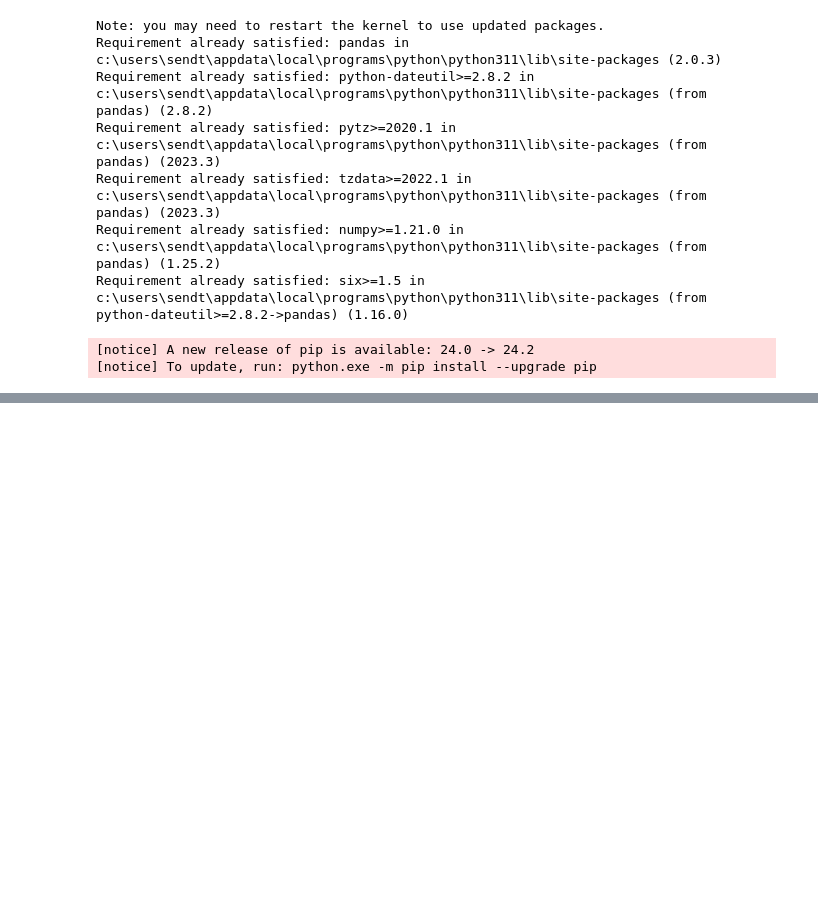
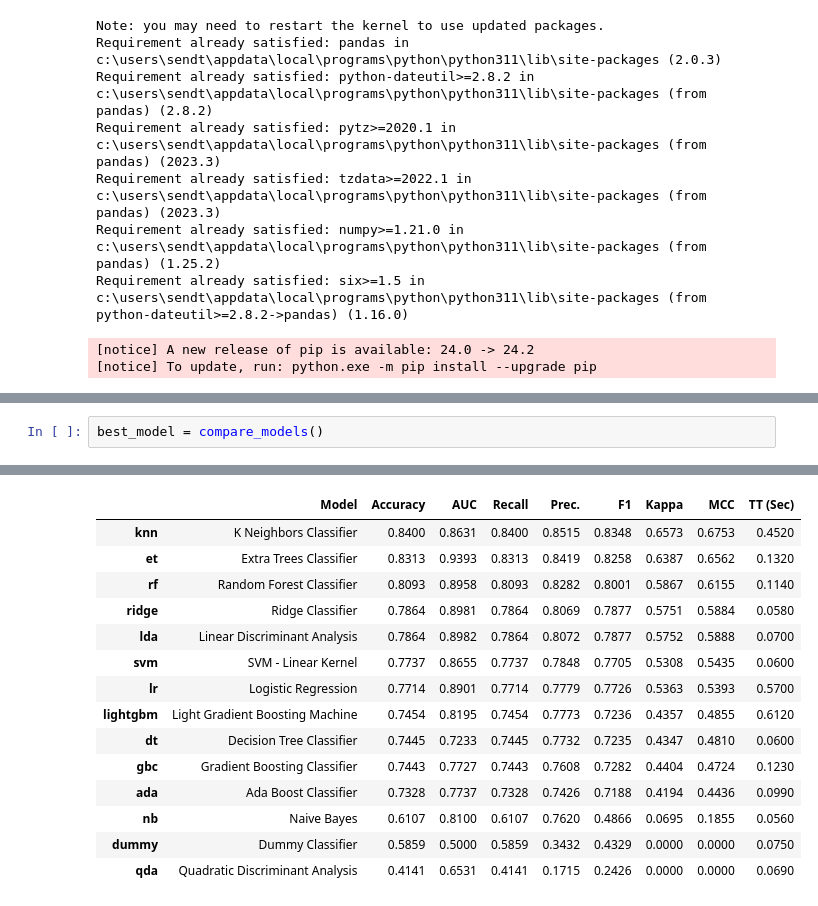
Before and after one commit to pratiyk/ML-based-WAF, a Jupyter notebook: classifier.ipynb, the cells around one changed output, grey strips where cells are left out. Saved outputs shown, nothing was run; the diff lists cells and outputs as text; blank space fills up the shorter version.

```diff
--- a/classifier.ipynb
+++ b/classifier.ipynb
@@ -103,0 +58,3 @@ Transformation Pipeline and Model Successfully Saved
+# %%
+best_model = compare_models()
+# %% [output]
@@ -103,0 +62,15 @@ Transformation Pipeline and Model Successfully Saved
+|  | Model | Accuracy | AUC | Recall | Prec. | F1 | Kappa | MCC | TT (Sec) |
+| knn | K Neighbors Classifier | 0.8400 | 0.8631 | 0.8400 | 0.8515 | 0.8348 | 0.6573 | 0.6753 | 0.4520 |
+| et | Extra Trees Classifier | 0.8313 | 0.9393 | 0.8313 | 0.8419 | 0.8258 | 0.6387 | 0.6562 | 0.1320 |
+| rf | Random Forest Classifier | 0.8093 | 0.8958 | 0.8093 | 0.8282 | 0.8001 | 0.5867 | 0.6155 | 0.1140 |
+| ridge | Ridge Classifier | 0.7864 | 0.8981 | 0.7864 | 0.8069 | 0.7877 | 0.5751 | 0.5884 | 0.0580 |
+| lda | Linear Discriminant Analysis | 0.7864 | 0.8982 | 0.7864 | 0.8072 | 0.7877 | 0.5752 | 0.5888 | 0.0700 |
+| svm | SVM - Linear Kernel | 0.7737 | 0.8655 | 0.7737 | 0.7848 | 0.7705 | 0.5308 | 0.5435 | 0.0600 |
+| lr | Logistic Regression | 0.7714 | 0.8901 | 0.7714 | 0.7779 | 0.7726 | 0.5363 | 0.5393 | 0.5700 |
+| lightgbm | Light Gradient Boosting Machine | 0.7454 | 0.8195 | 0.7454 | 0.7773 | 0.7236 | 0.4357 | 0.4855 | 0.6120 |
+| dt | Decision Tree Classifier | 0.7445 | 0.7233 | 0.7445 | 0.7732 | 0.7235 | 0.4347 | 0.4810 | 0.0600 |
+| gbc | Gradient Boosting Classifier | 0.7443 | 0.7727 | 0.7443 | 0.7608 | 0.7282 | 0.4404 | 0.4724 | 0.1230 |
+| ada | Ada Boost Classifier | 0.7328 | 0.7737 | 0.7328 | 0.7426 | 0.7188 | 0.4194 | 0.4436 | 0.0990 |
+| nb | Naive Bayes | 0.6107 | 0.8100 | 0.6107 | 0.7620 | 0.4866 | 0.0695 | 0.1855 | 0.0560 |
+| dummy | Dummy Classifier | 0.5859 | 0.5000 | 0.5859 | 0.3432 | 0.4329 | 0.0000 | 0.0000 | 0.0750 |
+| qda | Quadratic Discriminant Analysis | 0.4141 | 0.6531 | 0.4141 | 0.1715 | 0.2426 | 0.0000 | 0.0000 | 0.0690 |
```
Also changed, not shown: parts of 19 cells of this notebook, 3 other files.
